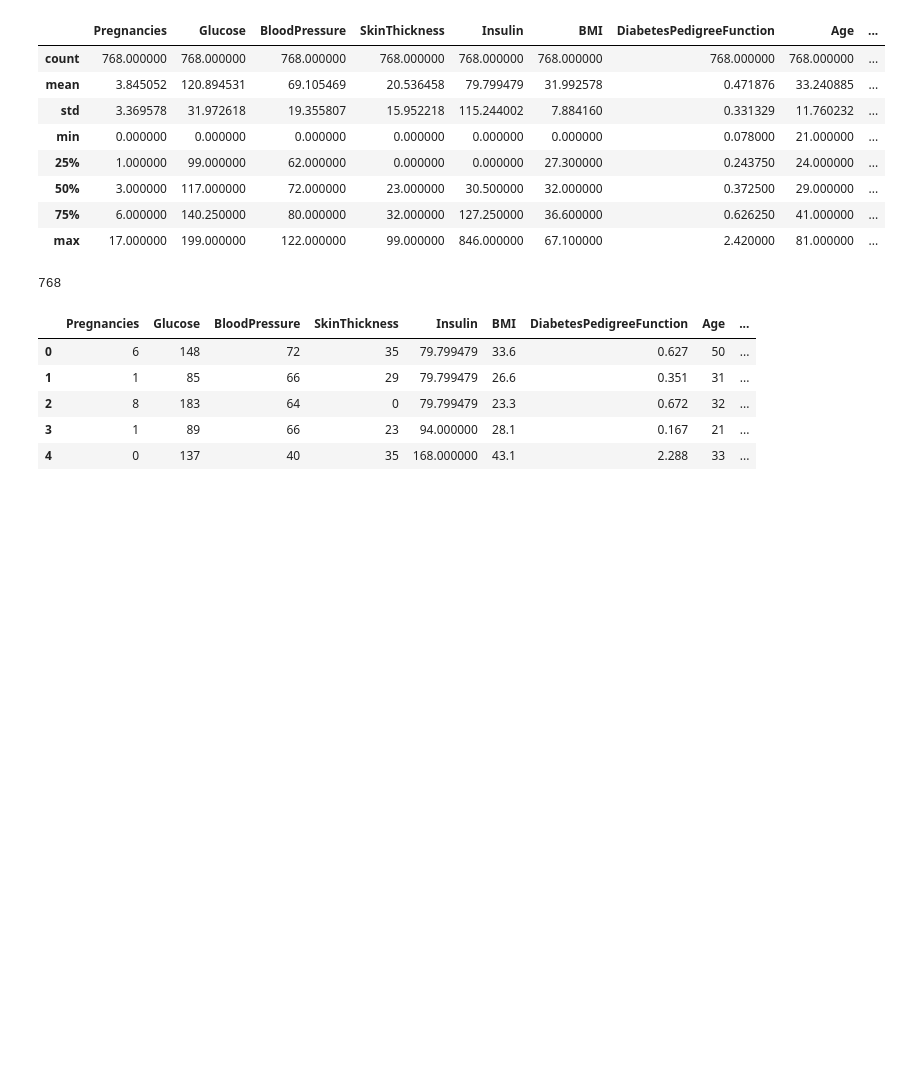
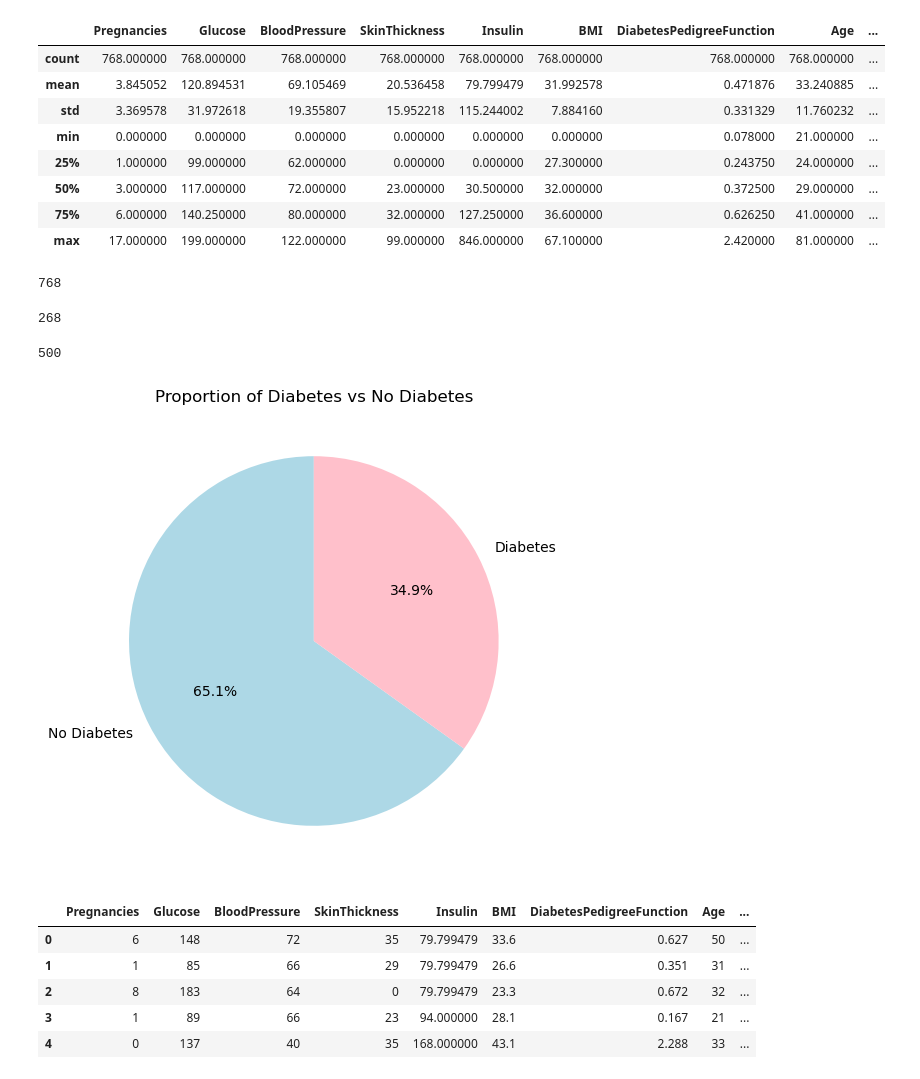
Before and after one commit to SamarthBhatia77/Diabetes-Predictor, a Jupyter notebook: Diabetes_Predictor.ipynb, the cells around one changed output. Saved outputs shown, nothing was run; the diff lists cells and outputs as text; code cells hidden in the pictures; blank space fills up the shorter version.

```diff
--- a/Diabetes_Predictor.ipynb
+++ b/Diabetes_Predictor.ipynb
@@ -63,6 +87,29 @@ df.describe() # statistical inferences made from the data
 df.shape[0] # we have data of 768 patients in the dataframe
 # %% [output]
 768
+# %%
+pos_count=0 # count for number of diabetic people
+for i in df["Outcome"] :
+    if(i==1):
+        pos_count+=1
+print(pos_count)
+# %% [output]
+268
+# %%
+neg_count=768-pos_count # count of people who do not have diabetes
+print(neg_count)
+# %% [output]
+500
+# %%
+# Pie chart of outcomes
+outcome_counts=[500,268]
+plt.figure(figsize=(6, 6))
+plt.pie(outcome_counts, labels=['No Diabetes', 'Diabetes'],
+        autopct='%1.1f%%', colors=['lightblue', 'pink'], startangle=90)
+plt.title('Proportion of Diabetes vs No Diabetes')
+plt.show()
+# %% [output]
+[figure, added]
 # %%
 # replacing the 0 insulin levels with mean insulin levels
 mean_insulin=df["Insulin"].mean()
```
Also changed, not shown: parts of 15 cells of this notebook.
